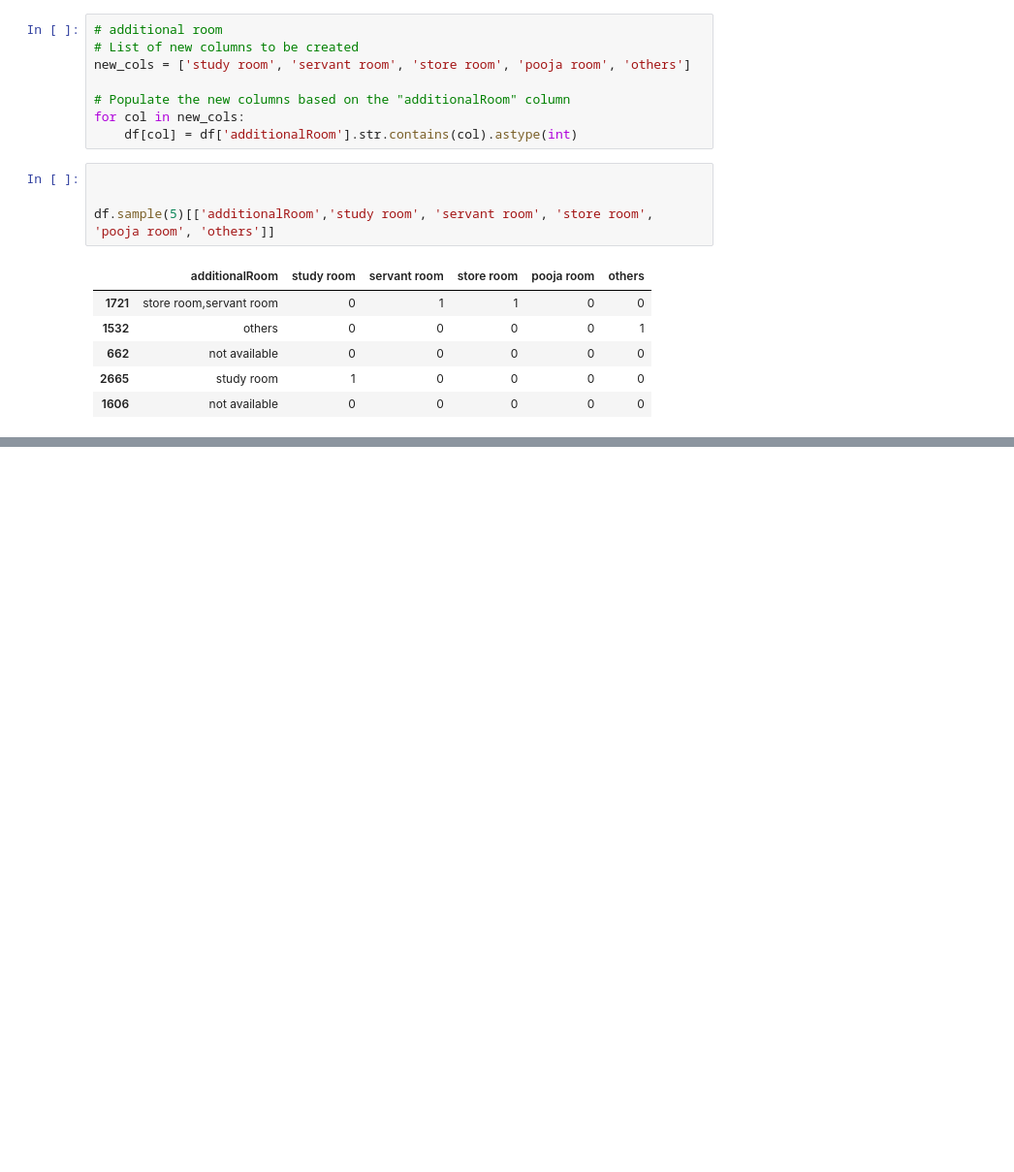
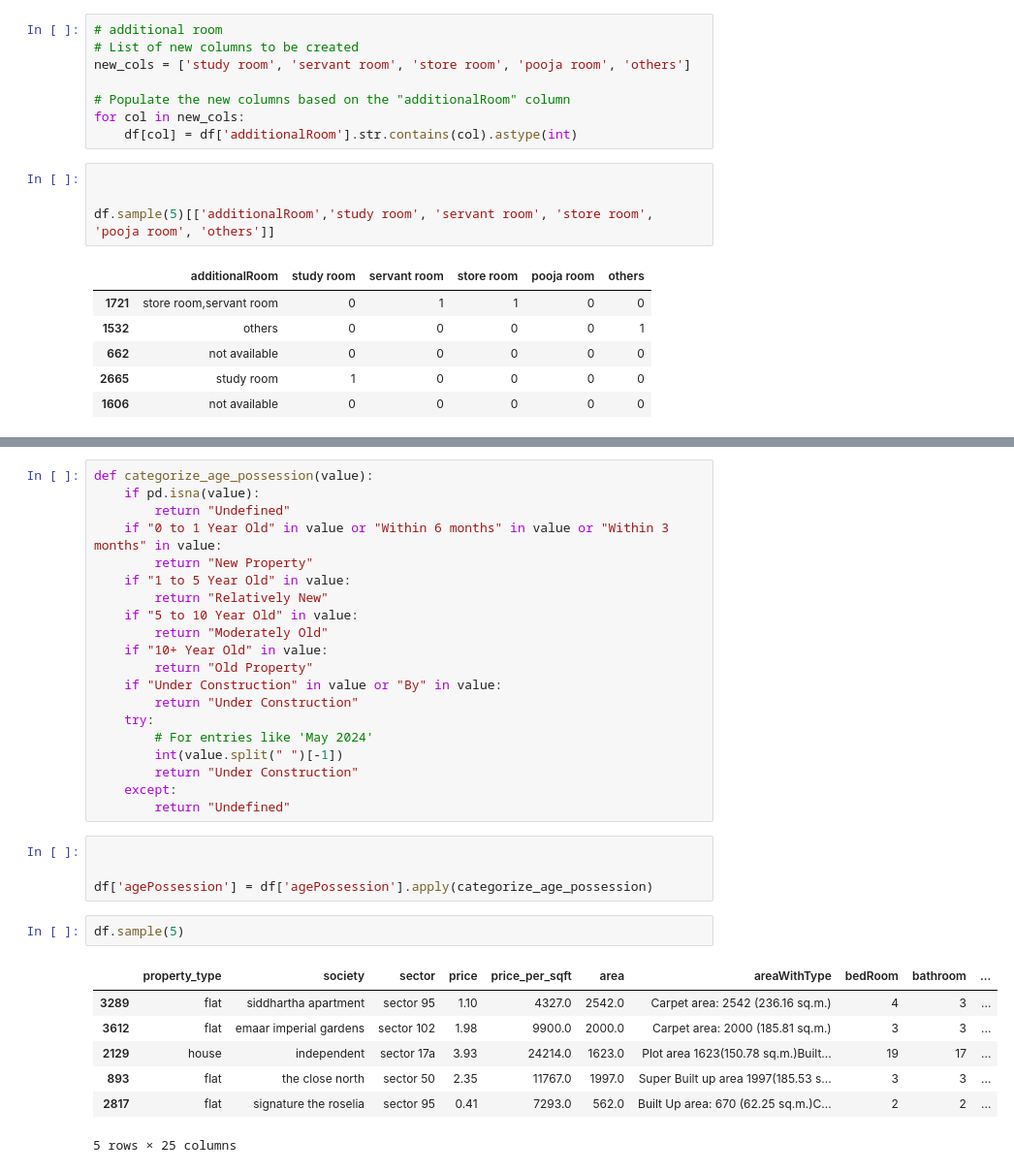
Before and after one commit to srinu-nayak/Real-Estate-House-Price-Prediction, a Jupyter notebook: feature-engineering.ipynb, the cells around one changed output, grey strips where cells are left out. Shown at 97% size. Saved outputs shown, nothing was run; the diff lists cells and outputs as text; blank space fills up the shorter version.

Commit message:
fixed age_possesion column

```diff
--- a/feature-engineering.ipynb
+++ b/feature-engineering.ipynb
@@ -255,0 +278,34 @@ df.sample(5)[['additionalRoom','study room', 'servant room', 'store room', 'pooj
+# %%
+def categorize_age_possession(value):
+    if pd.isna(value):
+        return "Undefined"
+    if "0 to 1 Year Old" in value or "Within 6 months" in value or "Within 3 months" in value:
+        return "New Property"
+    if "1 to 5 Year Old" in value:
+        return "Relatively New"
+    if "5 to 10 Year Old" in value:
+        return "Moderately Old"
+    if "10+ Year Old" in value:
+        return "Old Property"
+    if "Under Construction" in value or "By" in value:
+        return "Under Construction"
+    try:
+        # For entries like 'May 2024'
+        int(value.split(" ")[-1])
+        return "Under Construction"
+    except:
+        return "Undefined"
+# %%
+
+
+df['agePossession'] = df['agePossession'].apply(categorize_age_possession)
+# %%
+df.sample(5)
+# %% [output]
+|  | property_type | society | sector | price | price_per_sqft | area | areaWithType | bedRoom | bathroom | ... |
+| 3289 | flat | siddhartha apartment | sector 95 | 1.10 | 4327.0 | 2542.0 | Carpet area: 2542 (236.16 sq.m.) | 4 | 3 | ... |
+| 3612 | flat | emaar imperial gardens | sector 102 | 1.98 | 9900.0 | 2000.0 | Carpet area: 2000 (185.81 sq.m.) | 3 | 3 | ... |
+| 2129 | house | independent | sector 17a | 3.93 | 24214.0 | 1623.0 | Plot area 1623(150.78 sq.m.)Built... | 19 | 17 | ... |
+| 893 | flat | the close north | sector 50 | 2.35 | 11767.0 | 1997.0 | Super Built up area 1997(185.53 s... | 3 | 3 | ... |
+| 2817 | flat | signature the roselia | sector 95 | 0.41 | 7293.0 | 562.0 | Built Up area: 670 (62.25 sq.m.)C... | 2 | 2 | ... |
+5 rows × 25 columns
```
Also changed, not shown: parts of 1 cell of this notebook.
